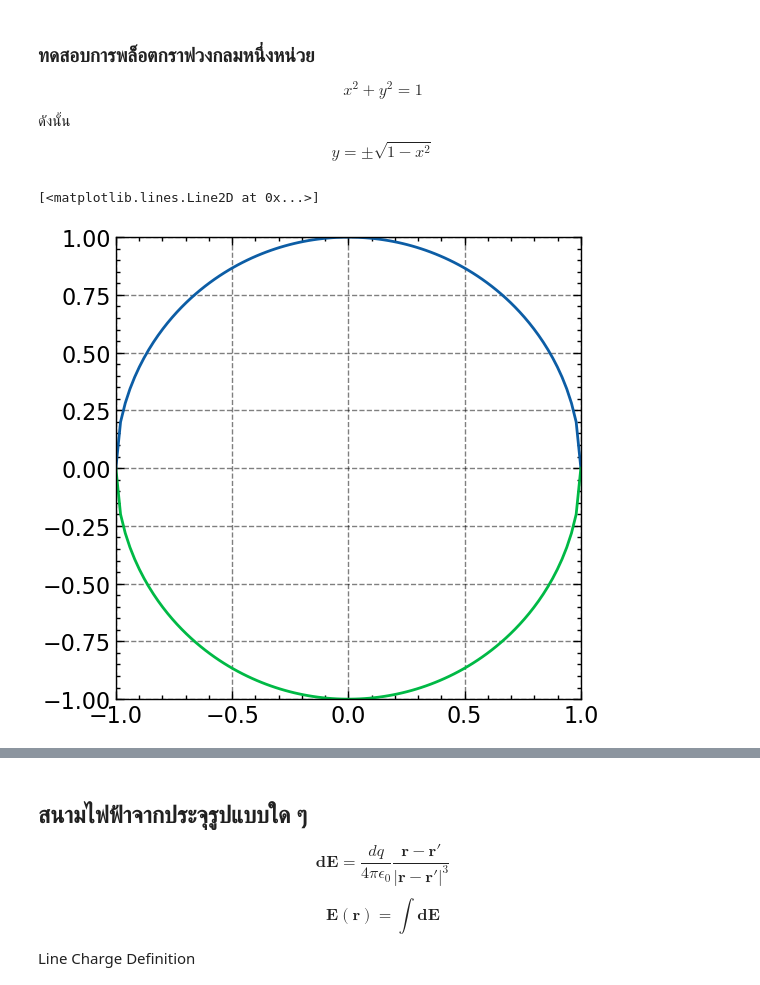
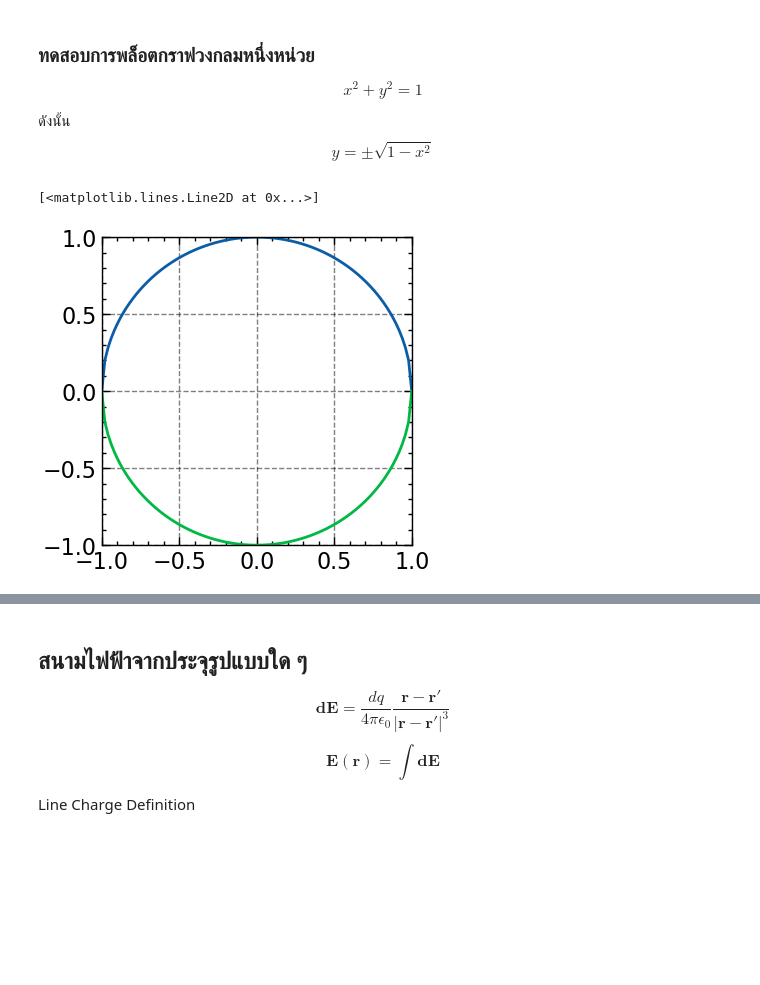
Before and after one commit to nayot/emag, a Jupyter notebook: Gauss_Law_WB.ipynb, the cells around one changed output, grey strips where cells are left out. Cells and saved outputs as stored; diff of their text form; code cells hidden in the pictures; blank space fills up the shorter version.

```diff
--- a/Gauss_Law_WB.ipynb
+++ b/Gauss_Law_WB.ipynb
@@ -23,16 +23,16 @@ $$y=\pm\sqrt{1-x^2}$$
 # %%
 x = np.linspace(-1, 1, 100)
 y1 = np.sqrt(1.0 - x**2)
 y2 = -np.sqrt(1.0 - x**2)
-fig = plt.figure(figsize=(6, 6))
+fig = plt.figure(figsize=(4, 4))
 ax = plt.axes()
 ax.set_xlim([-1, 1])
 ax.set_ylim([-1, 1])
 ax.plot(x, y1)
 ax.plot(x, y2)
 # %% [output]
 [<matplotlib.lines.Line2D at 0x...>]
-[figure, old version]
+[figure, new version]
 # %%
 # plot ประจุรูปวงกลมโดยใช้ parameter t
 t = np.linspace(0, 2 * np.pi, 100)
```
Also changed, not shown: parts of 31 cells of this notebook, 1 other file.
